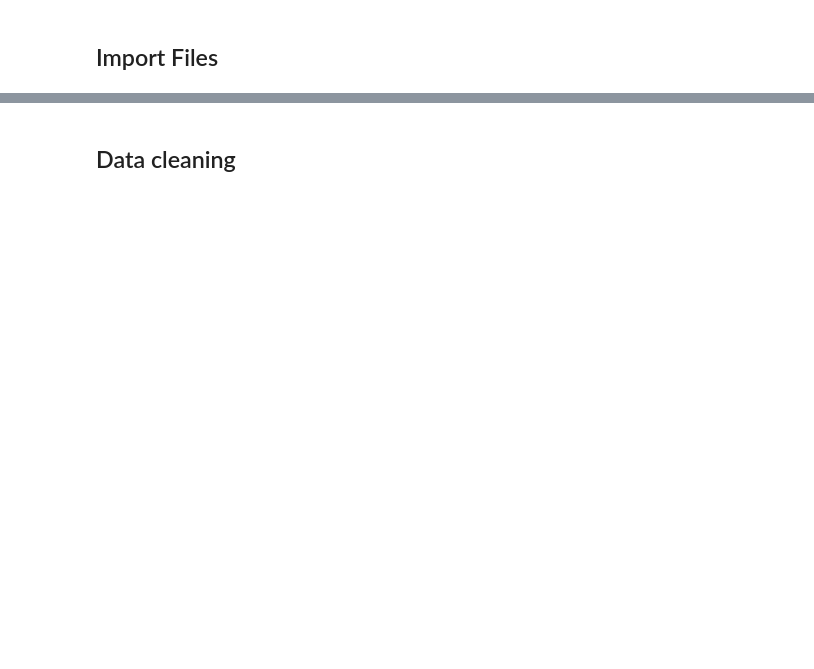
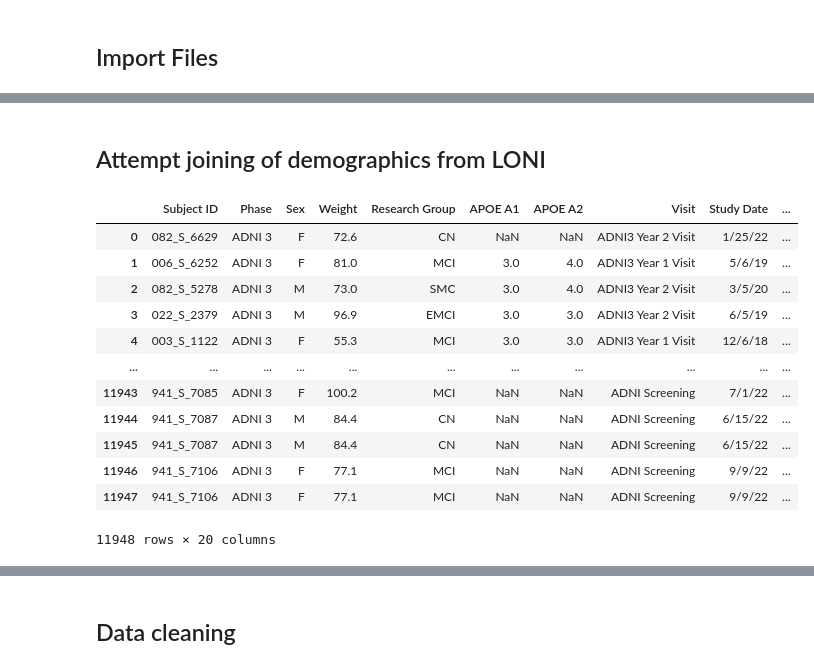
Before and after one commit to cind/pijp-frangi, a Jupyter notebook: pijp_frangi/stat_analysis.ipynb, the cells around one changed output, grey strips where cells are left out. Cells and saved outputs as stored; diff of their text form; code cells hidden in the pictures; blank space fills up the shorter version.

```diff
--- a/pijp_frangi/stat_analysis.ipynb
+++ b/pijp_frangi/stat_analysis.ipynb
@@ -34,0 +35,21 @@ report
+# %% [markdown]
+## Attempt joining of demographics from LONI
+# %%
+demofile = 'idaSearch_2_21_2024-ADNI3.csv'
+demo = pd.read_csv(os.path.join(path,demofile))
+demo['Visit'][0]
+demo
+# %% [output]
+|  | Subject ID | Phase | Sex | Weight | Research Group | APOE A1 | APOE A2 | Visit | Study Date | ... |
+| 0 | 082_S_6629 | ADNI 3 | F | 72.6 | CN | NaN | NaN | ADNI3 Year 2 Visit | 1/25/22 | ... |
+| 1 | 006_S_6252 | ADNI 3 | F | 81.0 | MCI | 3.0 | 4.0 | ADNI3 Year 1 Visit | 5/6/19 | ... |
+| 2 | 082_S_5278 | ADNI 3 | M | 73.0 | SMC | 3.0 | 4.0 | ADNI3 Year 2 Visit | 3/5/20 | ... |
+| 3 | 022_S_2379 | ADNI 3 | M | 96.9 | EMCI | 3.0 | 3.0 | ADNI3 Year 2 Visit | 6/5/19 | ... |
+| 4 | 003_S_1122 | ADNI 3 | F | 55.3 | MCI | 3.0 | 3.0 | ADNI3 Year 1 Visit | 12/6/18 | ... |
+| ... | ... | ... | ... | ... | ... | ... | ... | ... | ... | ... |
+| 11943 | 941_S_7085 | ADNI 3 | F | 100.2 | MCI | NaN | NaN | ADNI Screening | 7/1/22 | ... |
+| 11944 | 941_S_7087 | ADNI 3 | M | 84.4 | CN | NaN | NaN | ADNI Screening | 6/15/22 | ... |
+| 11945 | 941_S_7087 | ADNI 3 | M | 84.4 | CN | NaN | NaN | ADNI Screening | 6/15/22 | ... |
+| 11946 | 941_S_7106 | ADNI 3 | F | 77.1 | MCI | NaN | NaN | ADNI Screening | 9/9/22 | ... |
+| 11947 | 941_S_7106 | ADNI 3 | F | 77.1 | MCI | NaN | NaN | ADNI Screening | 9/9/22 | ... |
+11948 rows × 20 columns
```
Also changed, not shown: parts of 9 cells of this notebook, 1 other file.
